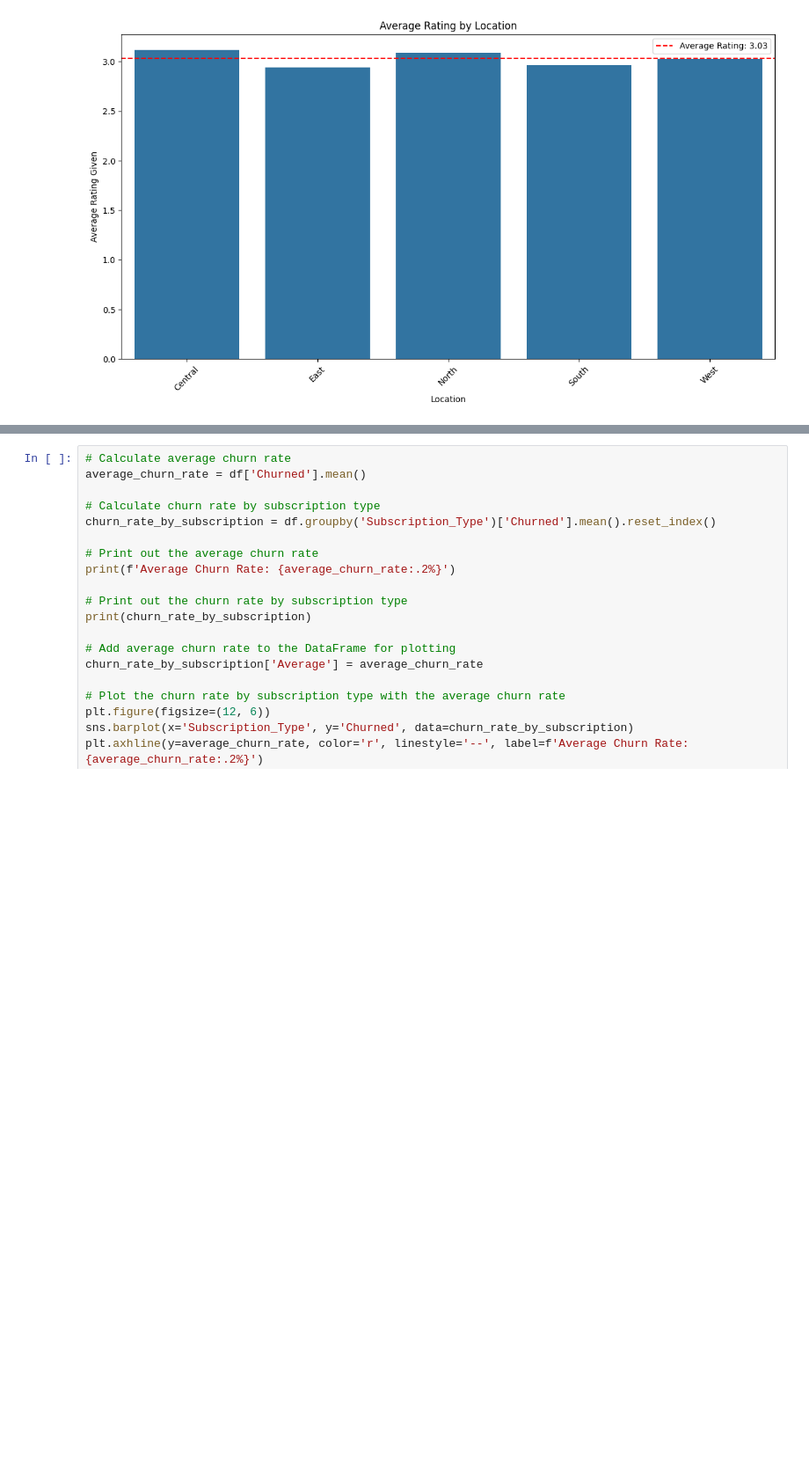
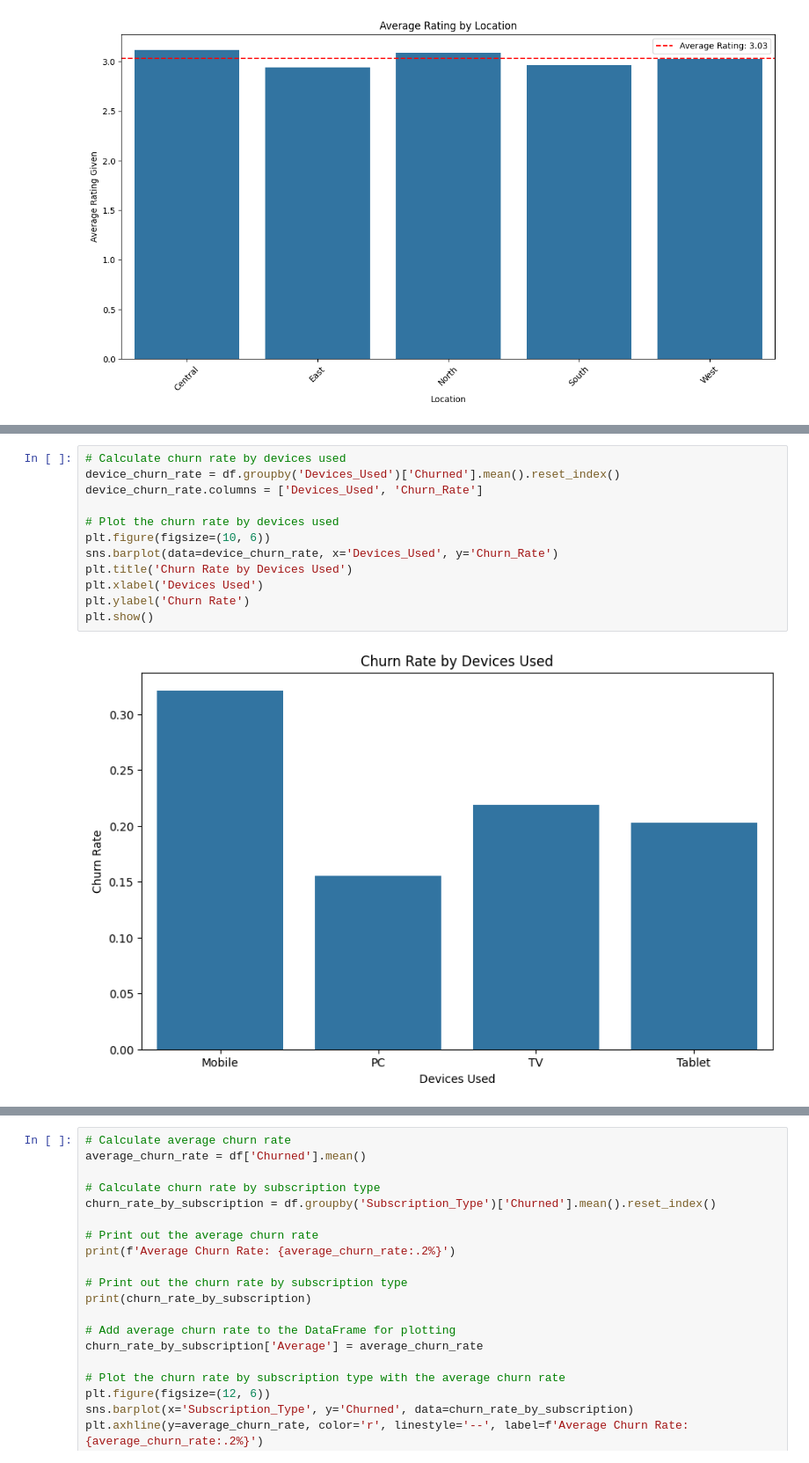
Before and after one commit to SherryQyy/MBAN6300, a Jupyter notebook: MBAN6300_Assignment1.ipynb, the cells around one changed output, grey strips where cells are left out. Shown at 88% size. Saved outputs shown, nothing was run; the diff lists cells and outputs as text; blank space fills up the shorter version.

```diff
--- a/MBAN6300_Assignment1.ipynb
+++ b/MBAN6300_Assignment1.ipynb
@@ -227,3 +230,17 @@ West     Mobile                     4.0             6.0
          TV                         1.0             2.0
          Tablet                     2.0             2.0
 [figure]
+# %%
+# Calculate churn rate by devices used
+device_churn_rate = df.groupby('Devices_Used')['Churned'].mean().reset_index()
+device_churn_rate.columns = ['Devices_Used', 'Churn_Rate']
+
+# Plot the churn rate by devices used
+plt.figure(figsize=(10, 6))
+sns.barplot(data=device_churn_rate, x='Devices_Used', y='Churn_Rate')
+plt.title('Churn Rate by Devices Used')
+plt.xlabel('Devices Used')
+plt.ylabel('Churn Rate')
+plt.show()
+# %% [output]
+[figure, added]
```
Also changed, not shown: parts of 28 cells of this notebook.
